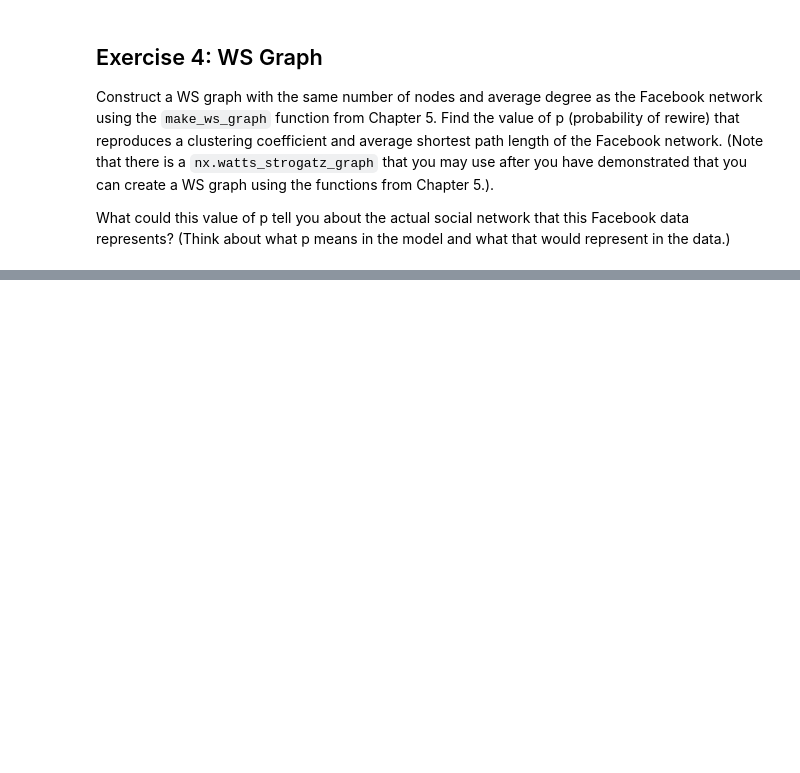
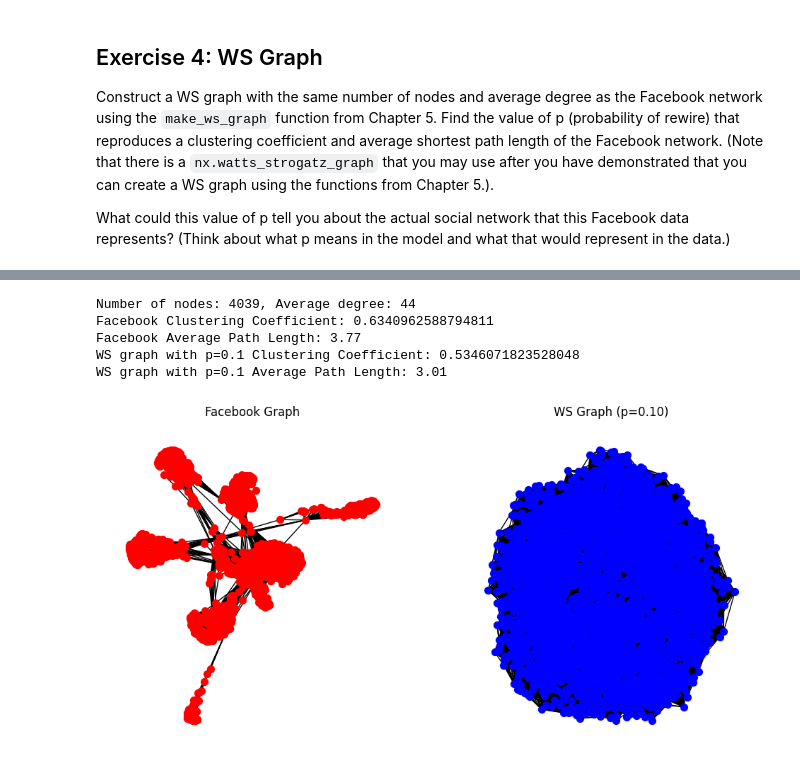
Before and after one commit to kashishkhera44/comp215, a Jupyter notebook: labs/lab06_networks.ipynb, the cells around one changed output, grey strips where cells are left out. Drawn from its saved outputs; the diff is of its cells as text; code cells hidden in the pictures; blank space fills up the shorter version.

```diff
--- a/labs/lab06_networks.ipynb
+++ b/labs/lab06_networks.ipynb
@@ -192,0 +220,46 @@ KeyboardInterrupt:
+# %%
+# Exercise 4 code here
+n = len(G)
+avg_degree = int(round(2 * len(G.edges()) / len(G.nodes()))) #calculate average degree of G
+print(f"Number of nodes: {n}, Average degree: {avg_degree}")
+
+
+# Calculate clustering coefficient and average shortest path length of Facebook graph
+fb_cc = clustering_coefficient(G, 100)
+fb_apl = estimate_path_length(G, trials=100)
+
+print(f"Facebook Clustering Coefficient: {fb_cc}")
+print(f"Facebook Average Path Length: {fb_apl}")
+
+# Set a fixed p value
+fixed_p = 0.1  # You can change this value to whatever you want
+
+# Create the WS graph with the fixed p
+ws = make_ws_graph(n, avg_degree, fixed_p)
+ws_cc = clustering_coefficient(ws, 100)
+ws_apl = estimate_path_length(ws, trials = 100)
+
+print(f"WS graph with p={fixed_p} Clustering Coefficient: {ws_cc}")
+print(f"WS graph with p={fixed_p} Average Path Length: {ws_apl}")
+# Drawing the graphs
+plt.figure(figsize=(12, 6))
+
+# Draw Facebook graph
+plt.subplot(1, 2, 1)
+nx.draw(G, node_color='red', node_size=50, with_labels=False)
+plt.title("Facebook Graph")
+
+
+# Draw WS graph
+plt.subplot(1, 2, 2)
+nx.draw(ws, node_color='blue', node_size=50,with_labels=False)
+plt.title(f"WS Graph (p={fixed_p:.2f})")
+
+plt.show()
+# %% [output]
+Number of nodes: 4039, Average degree: 44
+Facebook Clustering Coefficient: 0.6340962588794811
+Facebook Average Path Length: 3.77
+WS graph with p=0.1 Clustering Coefficient: 0.5346071823528048
+WS graph with p=0.1 Average Path Length: 3.01
+[figure, added]
```
Also changed, not shown: parts of 6 cells of this notebook.
